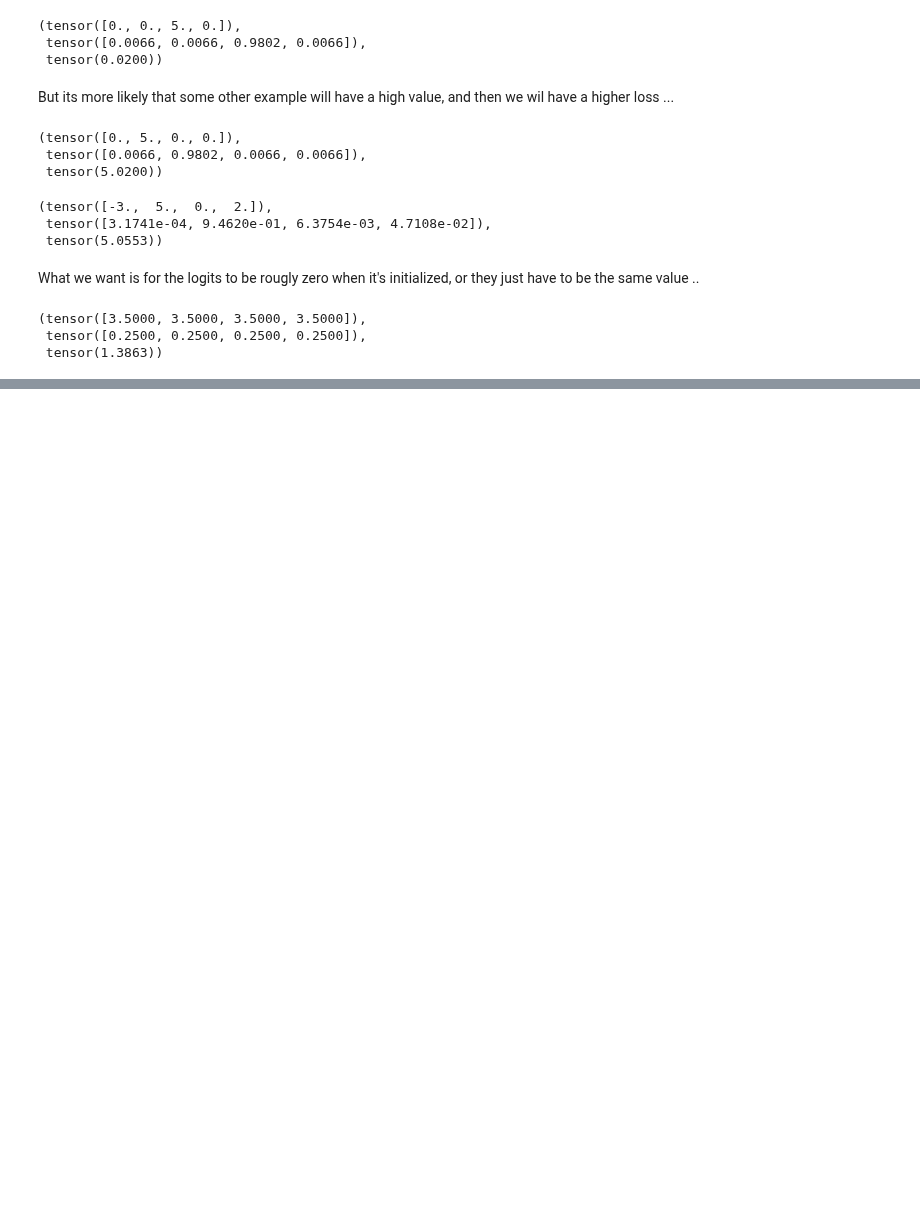
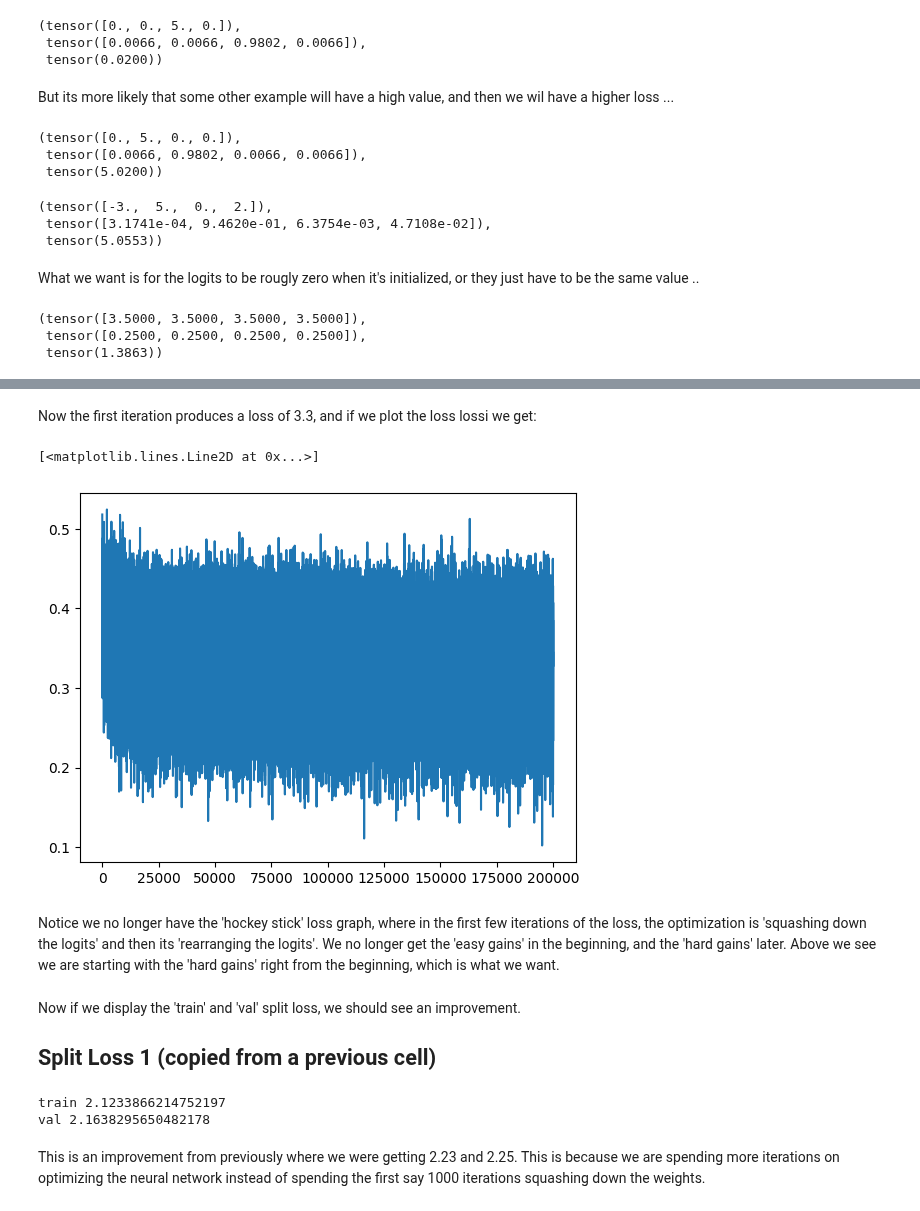
Before and after one commit to rkaunismaa/KarpathyNeuralNetworks, a Jupyter notebook: makemore_part3_bn.ipynb, the cells around one changed output, grey strips where cells are left out. Cells and saved outputs as stored; diff of their text form; code cells hidden in the pictures; blank space fills up the shorter version.

```diff
--- a/makemore_part3_bn.ipynb
+++ b/makemore_part3_bn.ipynb
@@ -351,0 +531,42 @@ logits, probs, loss
+# %%
+%%time
+# same optimization as last time
+max_steps = 200000
+batch_size = 32
+lossi = []
+
+for i in range(max_steps):
+
+    # minibatch construct
+    ix = torch.randint(0, Xtr.shape[0], (batch_size,), generator=g)
+    Xb, Yb = Xtr[ix], Ytr[ix] # batch X,Y
+
+    # 1) Forward Pass
+    # embed the characters into vectors
+    emb = C[Xb]
+    # concatenate the vectors
+    embcat = emb.view(emb.shape[0], -1)
+    # hidden layer pre-activation
+    hpreact = embcat @ W1 + b1
+    # hidden layer
+    h = torch.tanh(hpreact)
+    # output layer
+    logits = h @ W2 + b2
+    # loss function
+    loss = F.cross_entropy(logits, Yb)
+
+    # 2) Backward Pass
+    for p in parameters:
+        p.grad = None
+    loss.backward()
+
+    # 3) update
+    # step learning rate decay
+    lr = 0.1 if i < 10000 else 0.01
+    for p in parameters:
+        p.data += -lr * p.grad
+
+    # 4) track stats
+    if i % 10000 == 0:
+        print(f'{i:7d}/{max_steps:7d}: {loss.item():.4f}')
+    lossi.append(loss.log10().item())
@@ -351,0 +591,38 @@ logits, probs, loss
+# %% [markdown]
+Now the first iteration produces a loss of 3.3, and if we plot the loss lossi we get:
+# %%
+plt.plot(lossi)
+# %% [output]
+[<matplotlib.lines.Line2D at 0x...>]
+[figure, added]
+# %% [markdown]
+Notice we no longer have the 'hockey stick' loss graph, where in the first few iterations of the loss, the optimization is 'squashing down the logits' and then its 'rearranging the logits'. We no longer get the 'easy gains' in the beginning, and the 'hard gains' later. Above we see we are starting with the 'hard gains' right from the beginning, which is what we want.
+# %% [markdown]
+Now if we display the 'train' and 'val' split loss, we should see an improvement.
+
+## Split Loss 1 (copied from a previous cell)
+# %%
+@torch.no_grad() # this decorator disables gradient tracking
+def split_loss(split):
+    x, y = { 'train' : [Xtr, Ytr],
+             'val' : [Xdev, Ydev],
+             'test' : [Xte, Yte]
+           }[split]
+    # (N, block_size, n_embed)
+    emb = C[x]
+    # concat into a (N, block_size * n_embed)
+    embcat = emb.view(emb.shape[0], -1)
+    # (N, n_hidden)
+    h = torch.tanh(embcat @ W1 + b1)
+    # (N, vocab_size)
+    logits = h @ W2 + b2
+    loss = F.cross_entropy(logits, y)
+    print(split, loss.item())
+
+split_loss('train')
+split_loss('val')
+# %% [output]
+train 2.1233866214752197
+val 2.1638295650482178
+# %% [markdown]
+This is an improvement from previously where we were getting 2.23 and 2.25. This is because we are spending more iterations on optimizing the neural network instead of spending the first say 1000 iterations squashing down the weights.
```
Also changed, not shown: parts of 27 cells of this notebook.
